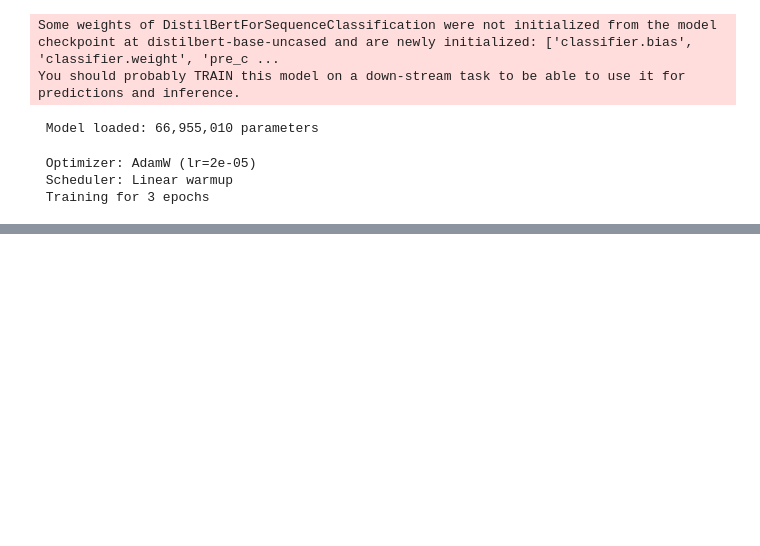
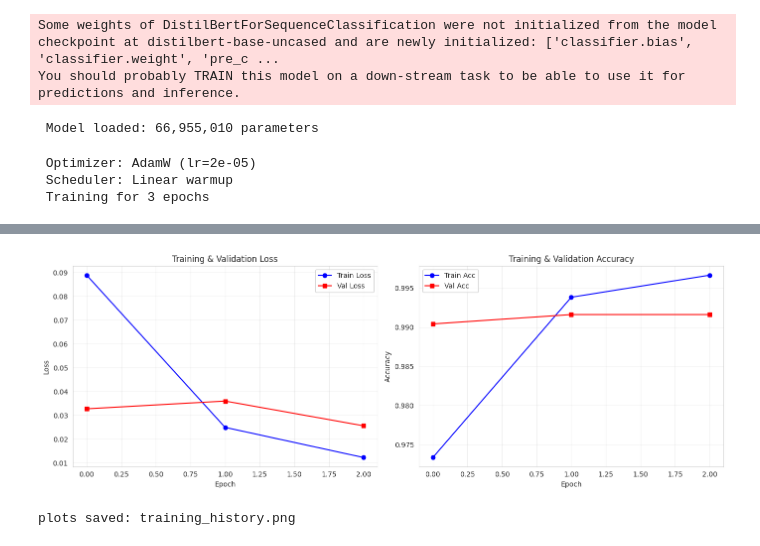
Before and after one commit to didulanthaisuru/fine_tuning_transformers, a Jupyter notebook: transformers-notebook.ipynb, the cells around one changed output, grey strips where cells are left out. Cells and saved outputs as stored; diff of their text form; code cells hidden in the pictures; blank space fills up the shorter version.

Commit message:
training done

```diff
--- a/transformers-notebook.ipynb
+++ b/transformers-notebook.ipynb
@@ -300,0 +438,28 @@ print(f" Training for {NUM_EPOCHS} epochs")
+# %%
+# Plot training history
+fig, (ax1, ax2) = plt.subplots(1, 2, figsize=(14, 5))
+
+ax1.plot(history['train_loss'], 'b-o', label='Train Loss')
+ax1.plot(history['val_loss'], 'r-s', label='Val Loss')
+ax1.set_xlabel('Epoch')
+ax1.set_ylabel('Loss')
+ax1.set_title('Training & Validation Loss')
+ax1.legend()
+ax1.grid(True, alpha=0.3)
+
+ax2.plot(history['train_acc'], 'b-o', label='Train Acc')
+ax2.plot(history['val_acc'], 'r-s', label='Val Acc')
+ax2.set_xlabel('Epoch')
+ax2.set_ylabel('Accuracy')
+ax2.set_title('Training & Validation Accuracy')
+ax2.legend()
+ax2.grid(True, alpha=0.3)
+
+plt.tight_layout()
+plt.savefig('training_history.png', dpi=300, bbox_inches='tight')
+plt.show()
+
+print("plots saved: training_history.png")
+# %% [output]
+[figure, added]
+plots saved: training_history.png
```
Also changed, not shown: parts of 2 cells of this notebook.
